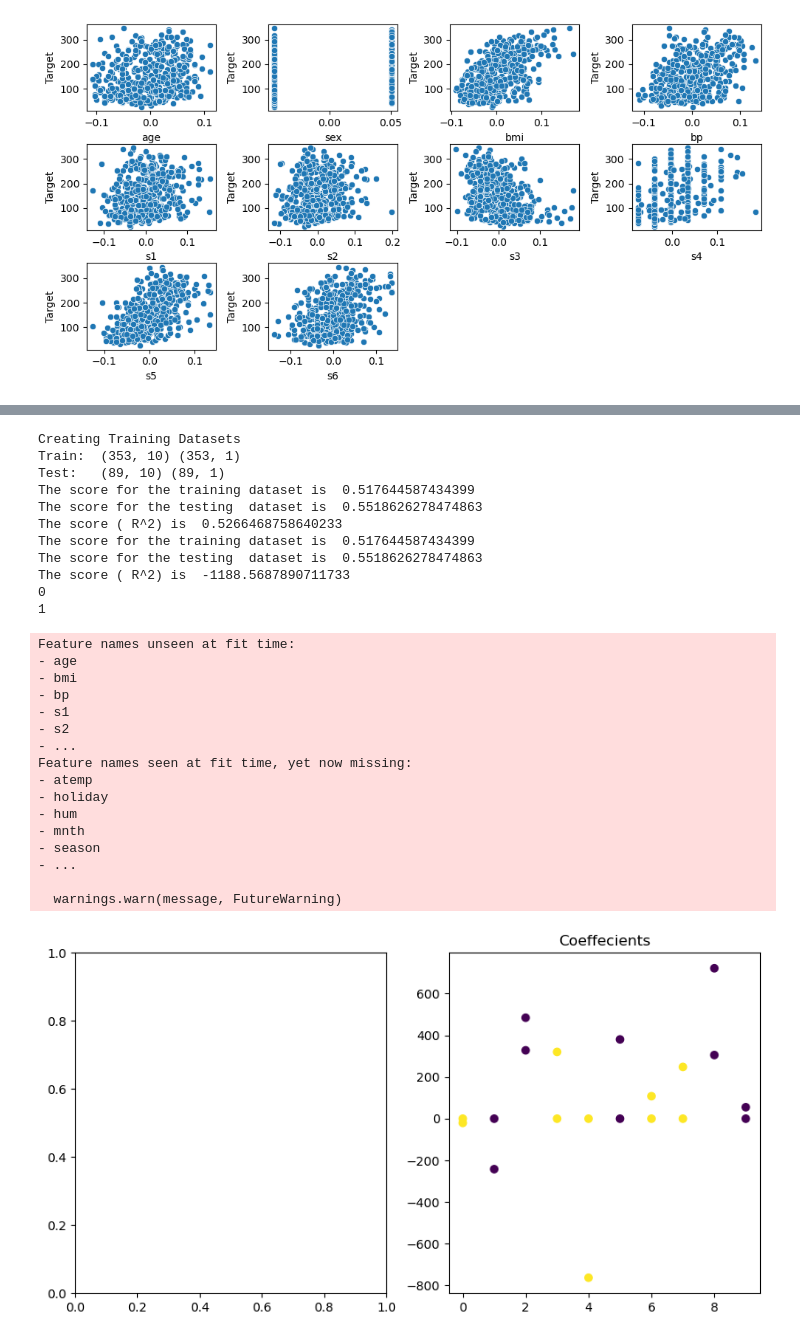
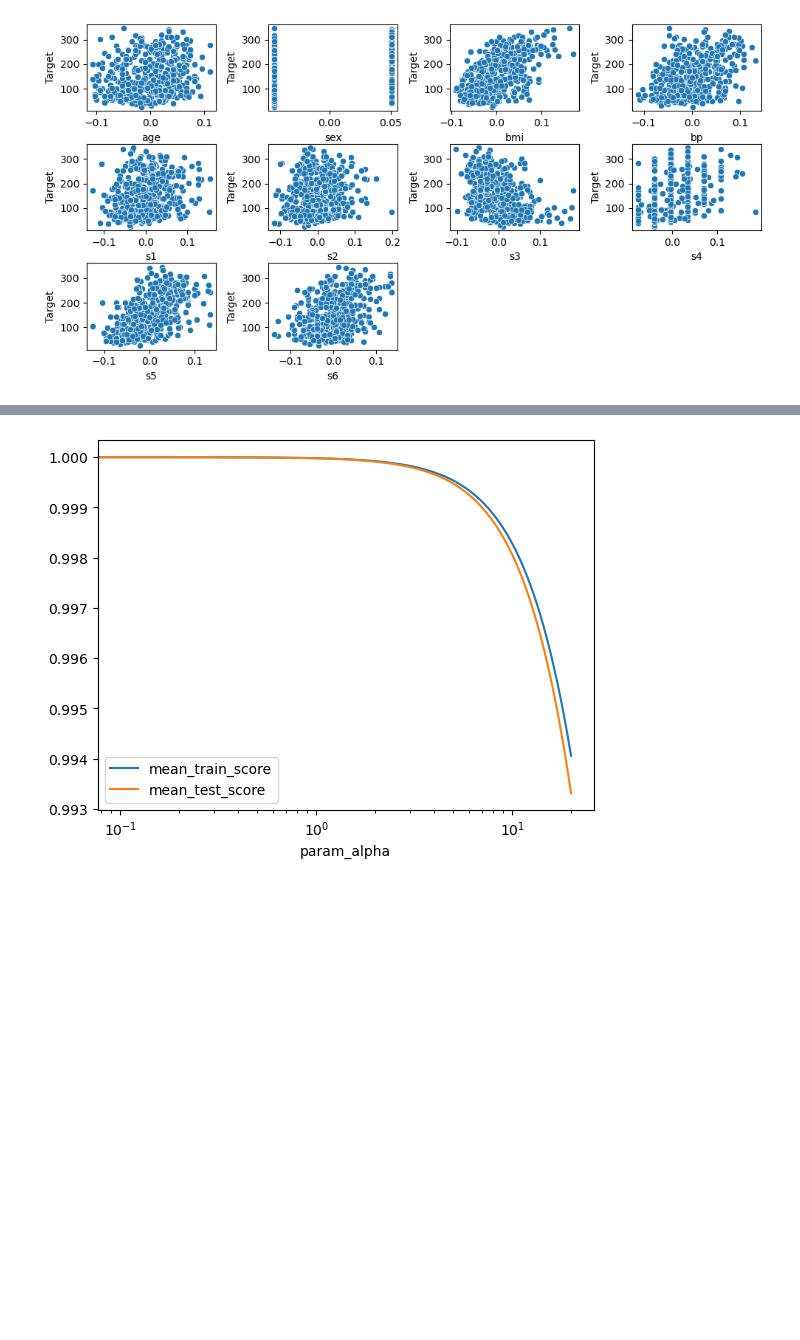
Before and after one commit to CharlesStockman/dataScience, a Jupyter notebook: magnimindAcademy/machineLearning/linear_gregression/assignment 2.ipynb, the cells around one changed output, grey strips where cells are left out. Cells and saved outputs as stored; diff of their text form; code cells hidden in the pictures; blank space fills up the shorter version.

```diff
--- a/magnimindAcademy/machineLearning/linear_gregression/assignment 2.ipynb
+++ b/magnimindAcademy/machineLearning/linear_gregression/assignment 2.ipynb
@@ -506,0 +525,7 @@ def task(feature_dataframe, dependent_y):
+# %%
+# Creating the Training / Testing Sets.
+features_train,  features_test, dependent_train, dependent_test = \
+    train_test_split(diabetes_df, diabetes_raw.target, test_size=.2)
+print("Creating Training Datasets")
+print("Train: ", features_train.shape, dependent_train.shape)
+print("Test:  ", features_test.shape, dependent_test.shape)
@@ -506,0 +536,5 @@ def task(feature_dataframe, dependent_y):
+# %%
+# Do the preprocessing
+standardScalar = StandardScaler().fit(features_train)
+features_train_scaled = standardScalar.transform(features_train)
+features_test_scaled =  standardScalar.transform(features_test)
@@ -506,0 +554,6 @@ def task(feature_dataframe, dependent_y):
+# %%
+# Do a grid search
+alphas = list(np.arange(0, 20, .1))
+parameter_grid = { 'alpha': alphas, 'solver':['auto']}
+grid = GridSearchCV(Ridge(), parameter_grid, cv=10, return_train_score=True)
+grid.fit(features_train_scaled, dependent_train)
@@ -506,0 +572,3 @@ def task(feature_dataframe, dependent_y):
+# %%
+results = pd.DataFrame(grid.cv_results_)
+results
@@ -507,31 +589,5 @@ def task(feature_dataframe, dependent_y):
 # %%
-task(diabetes_df, y_diabetes_df)
+results.plot("param_alpha", ['mean_train_score', 'mean_test_score'], logx=True)
+plt.show()
 # %% [output]
-Creating Training Datasets
-Train:  (353, 10) (353, 1)
-Test:   (89, 10) (89, 1)
-The score for the training dataset is  0.517644587434399
-The score for the testing  dataset is  0.5518626278474863
-The score ( R^2) is  0.5266468758640233
-The score for the training dataset is  0.517644587434399
-The score for the testing  dataset is  0.5518626278474863
-The score ( R^2) is  -1188.5687890711733
-0
-1
-Feature names unseen at fit time:
-- age
-- bmi
-- bp
-- s1
-- s2
-- ...
-Feature names seen at fit time, yet now missing:
-- atemp
-- holiday
-- hum
-- mnth
-- season
-- ...
-
-  warnings.warn(message, FutureWarning)
-[figure, old version]
+[figure, new version]
```
Also changed, not shown: parts of 41 cells of this notebook, 1 other file.
